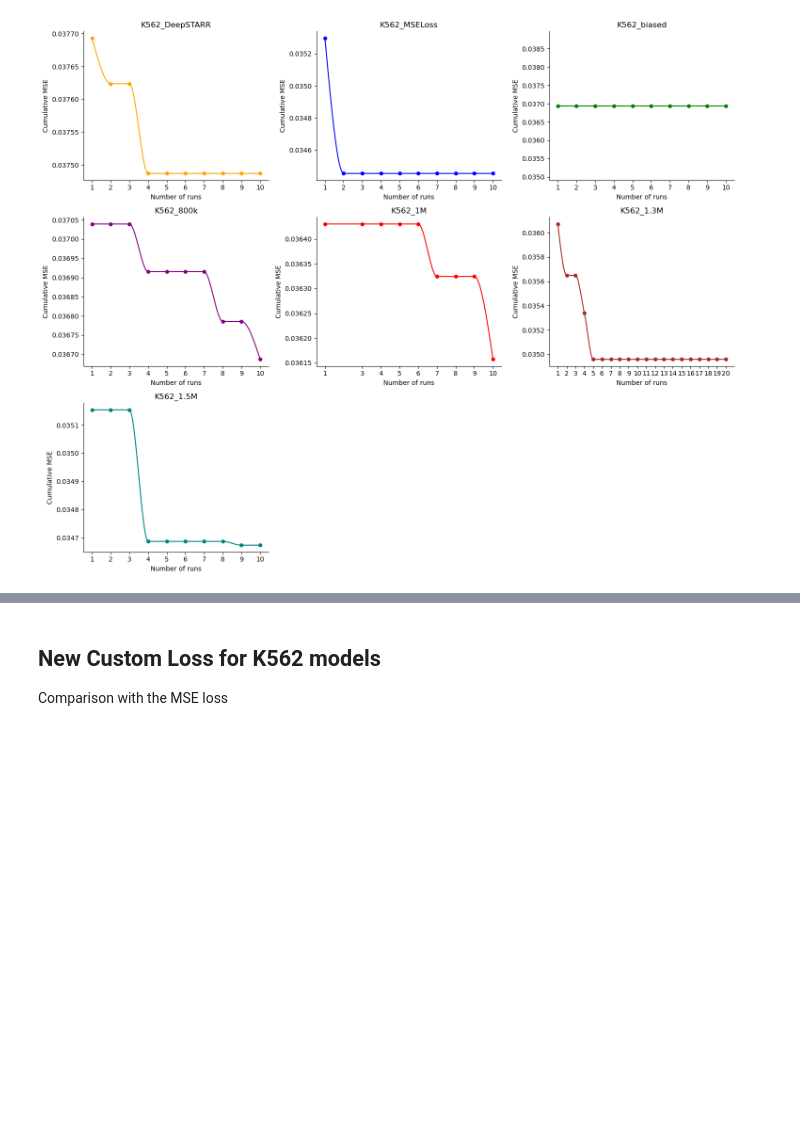
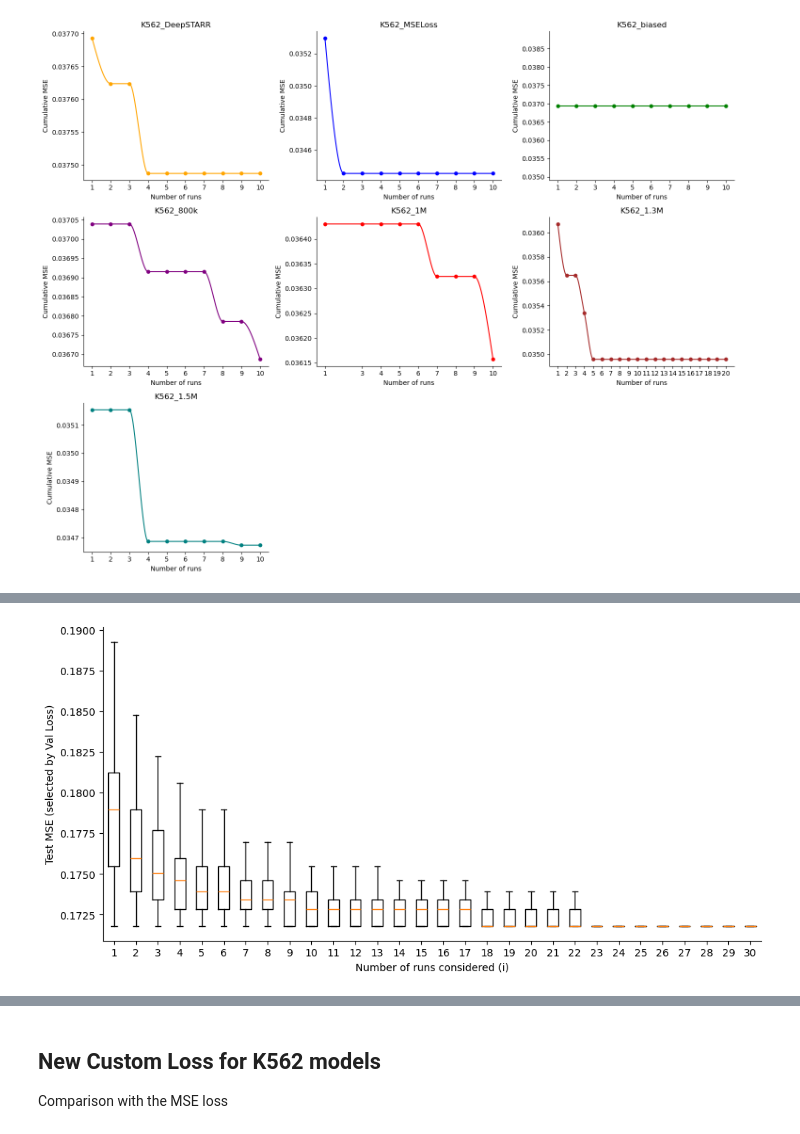
Before and after one commit to RevathyVenukuttan/majoros_lab, a Jupyter notebook: notebooks/Loss-comparison.ipynb, the cells around one changed output, grey strips where cells are left out. Cells and saved outputs as stored; diff of their text form; code cells hidden in the pictures; blank space fills up the shorter version.

```diff
--- a/notebooks/Loss-comparison.ipynb
+++ b/notebooks/Loss-comparison.ipynb
@@ -1576,0 +1723,80 @@ plt.show()
+# %%
+import os, re, glob
+import numpy as np
+import matplotlib.pyplot as plt
+import seaborn as sns
+
+LOG_DIR = "/hpc/home/rv103/igvf/revathy/models/logs"
+PREFIX  = "DMSO_MSELoss_5layer"
+N_SHUFFLES = 100
+SEED = 1
+
+# EDIT THESE TWO to match your log lines
+VAL_RE  = re.compile(r"Min validation loss:\s*([0-9eE\+\.-]+)")
+TEST_RE = re.compile(r"A549 mse=\s*([0-9eE\+\.-]+)")
+
+
+def run_id(path):
+    base = os.path.splitext(os.path.basename(path))[0]
+    m = re.match(fr"{re.escape(PREFIX)}_(\d+)$", base)
+    return int(m.group(1)) if m else None
+
+def get_two_numbers(path):
+    val = test = None
+    for line in open(path):
+        if val is None:
+            m = VAL_RE.search(line)
+            if m: val = float(m.group(1))
+        if test is None:
+            m = TEST_RE.search(line)
+            if m: test = float(m.group(1))
+        if val is not None and test is not None:
+            break
+    return val, test
+
+# 1) load all runs
+runs = {}
+for fp in glob.glob(os.path.join(LOG_DIR, f"{PREFIX}_*.out")):
+    r = run_id(fp)
+    if r is None:
+        continue
+    v, t = get_two_numbers(fp)
+    if v is not None and t is not None:
+        runs[r] = (v, t)  # (val_loss, test_mse)
+
+# print(runs)
+
+ids = sorted(runs)
+n = len(ids)
+if n == 0:
+    raise RuntimeError("No runs parsed. Fix VAL_RE / TEST_RE to match your logs.")
+
+# 2) shuffle runs, compute best-so-far test MSE, collect distributions
+rng = np.random.default_rng(SEED)
+dist = [[] for _ in range(n)]  # dist[i] = list of values for run count i+1
+
+for _ in range(N_SHUFFLES):
+    perm = ids.copy()
+    rng.shuffle(perm)
+
+    best_val = float("inf")
+    best_test = None
+    for i, r in enumerate(perm):
+        v, t = runs[r]
+        if v < best_val:
+            best_val, best_test = v, t
+        dist[i].append(best_test)
+
+
+# 3) plot boxplots
+plt.figure(figsize=(max(10, 0.2*n), 5))
+plt.boxplot(dist, showfliers=False)
+plt.xlabel("Number of runs considered (i)")
+plt.ylabel("Test MSE (selected by Val Loss)")
+# plt.title(f"{PREFIX}: shuffle {N_SHUFFLES}x")
+plt.xticks(range(1, n+1))
+sns.despine()
+plt.tight_layout()
+plt.show()
+# %% [output]
+[figure, added]
```
Also changed, not shown: parts of 7 cells of this notebook, 16 other files.
